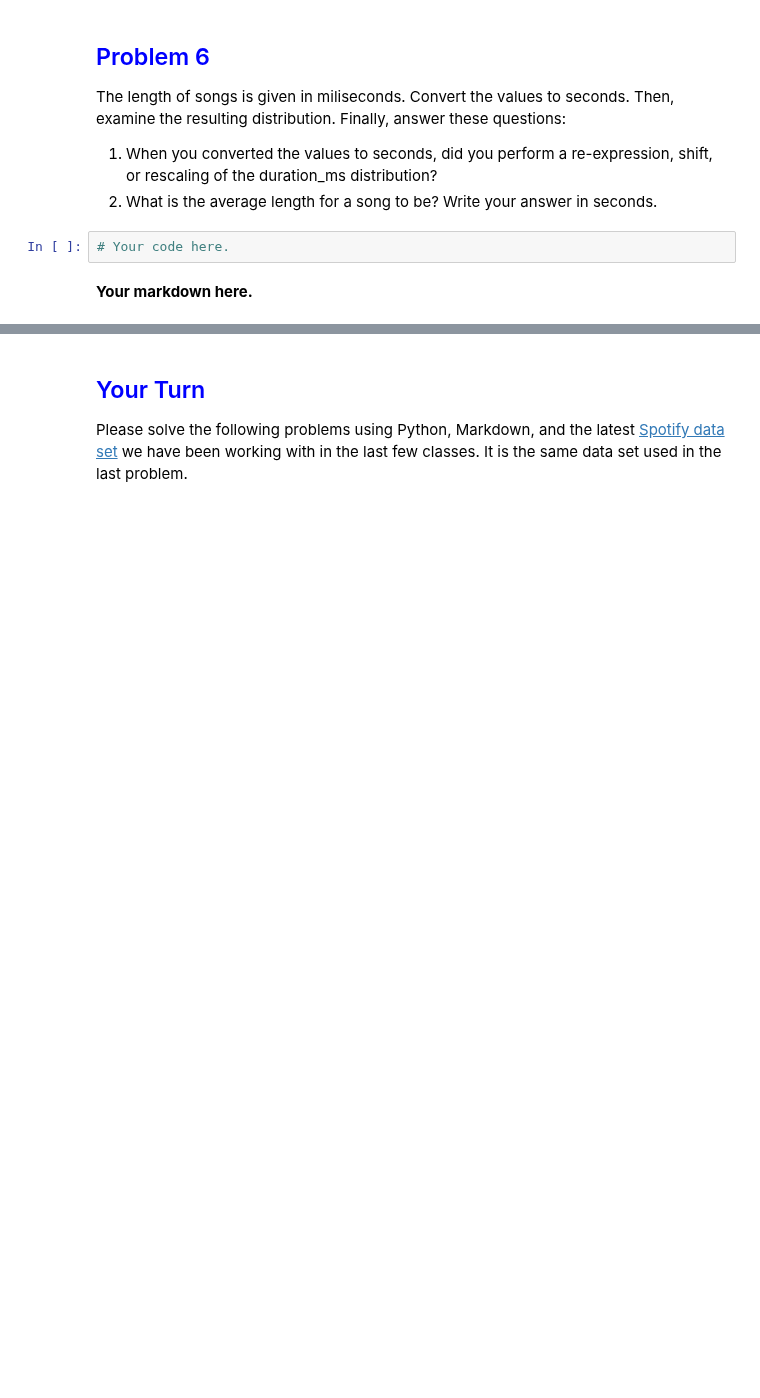
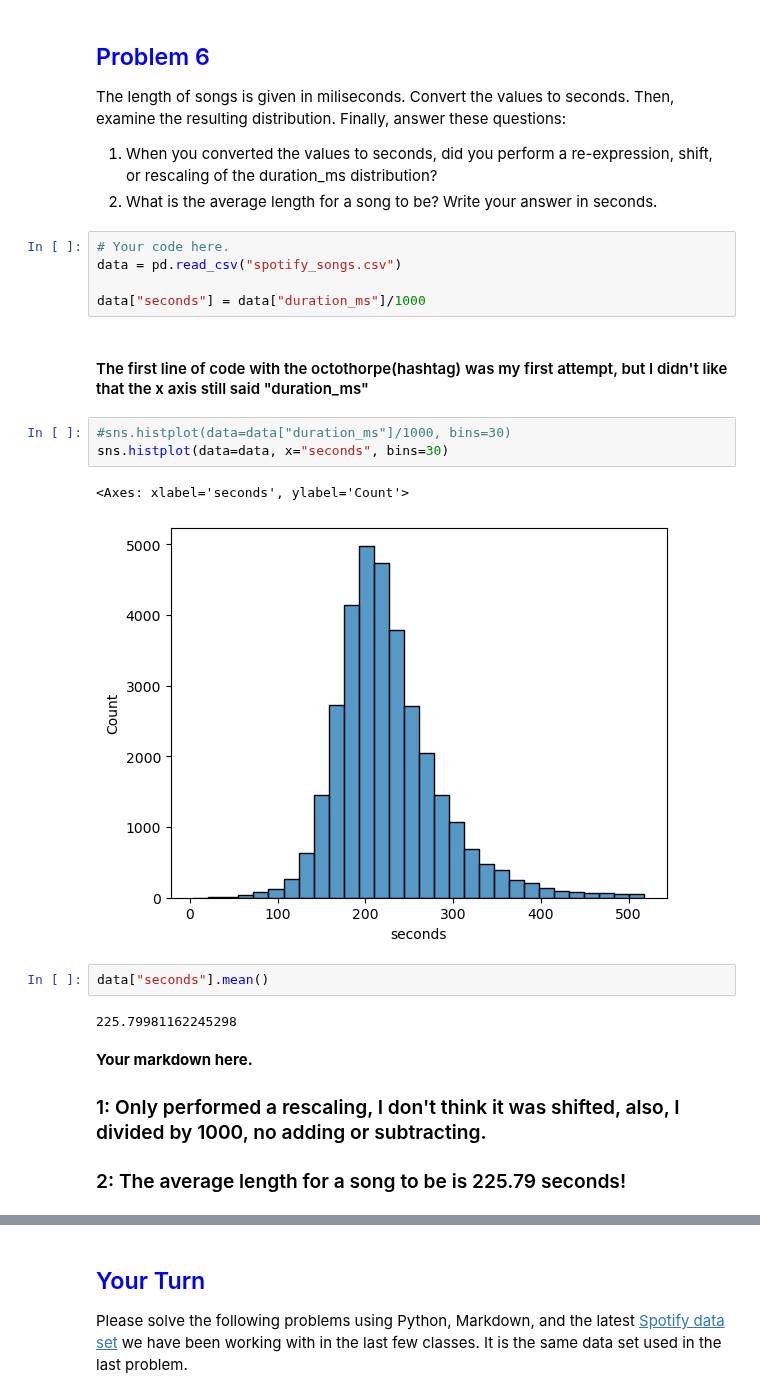
Before and after one commit to IsaacG-L/AI, a Jupyter notebook: Semester 1/Sub Day/Problem Set - Transforming Data.ipynb, the cells around one changed output, grey strips where cells are left out. Cells and saved outputs as stored; diff of their text form; blank space fills up the shorter version.

```diff
--- a/Semester 1/Sub Day/Problem Set - Transforming Data.ipynb
+++ b/Semester 1/Sub Day/Problem Set - Transforming Data.ipynb
@@ -241,8 +241,25 @@ The length of songs is given in miliseconds. Convert the values to seconds. Then
 2. What is the average length for a song to be? Write your answer in seconds.
 # %%
 # Your code here.
+data = pd.read_csv("spotify_songs.csv")
+
+data["seconds"] = data["duration_ms"]/1000
+# %% [markdown]
+#### The first line of code with the octothorpe(hashtag) was my first attempt, but I didn't like that the x axis still said "duration_ms"
+# %%
+#sns.histplot(data=data["duration_ms"]/1000, bins=30)
+sns.histplot(data=data, x="seconds", bins=30)
+# %% [output]
+<Axes: xlabel='seconds', ylabel='Count'>
+[figure, added]
+# %%
+data["seconds"].mean()
+# %% [output]
+225.79981162245298
 # %% [markdown]
 **Your markdown here.**
+### 1: Only performed a rescaling, I don't think it was shifted, also, I divided by 1000, no adding or subtracting.
+### 2: The average length for a song to be is 225.79 seconds!
 # %% [markdown]
 # Is it Normal?
 Remember, you should only calculate the standard deviation of a normal distributions (roughly symmetric and unimodal, looks like a bell). Yes, you can draw the histogram to visually confirm if it is "normal enough", but is there a better way to tell?
```
Also changed, not shown: parts of 9 cells of this notebook, 1 other file.
